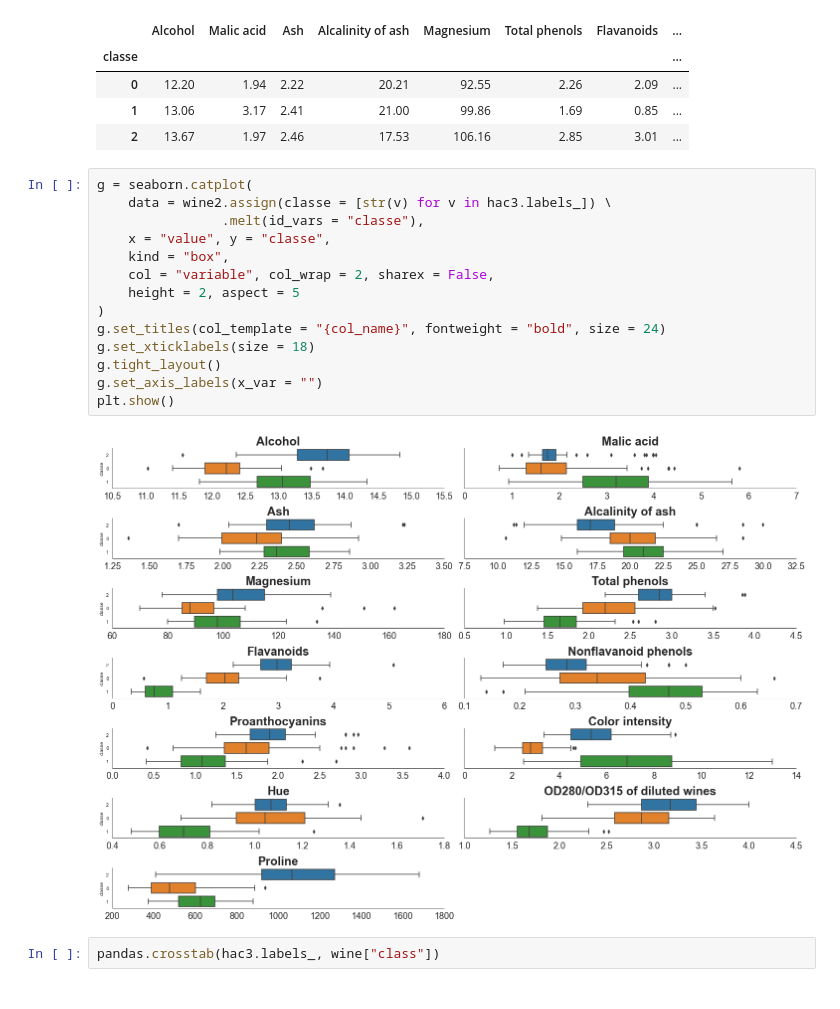
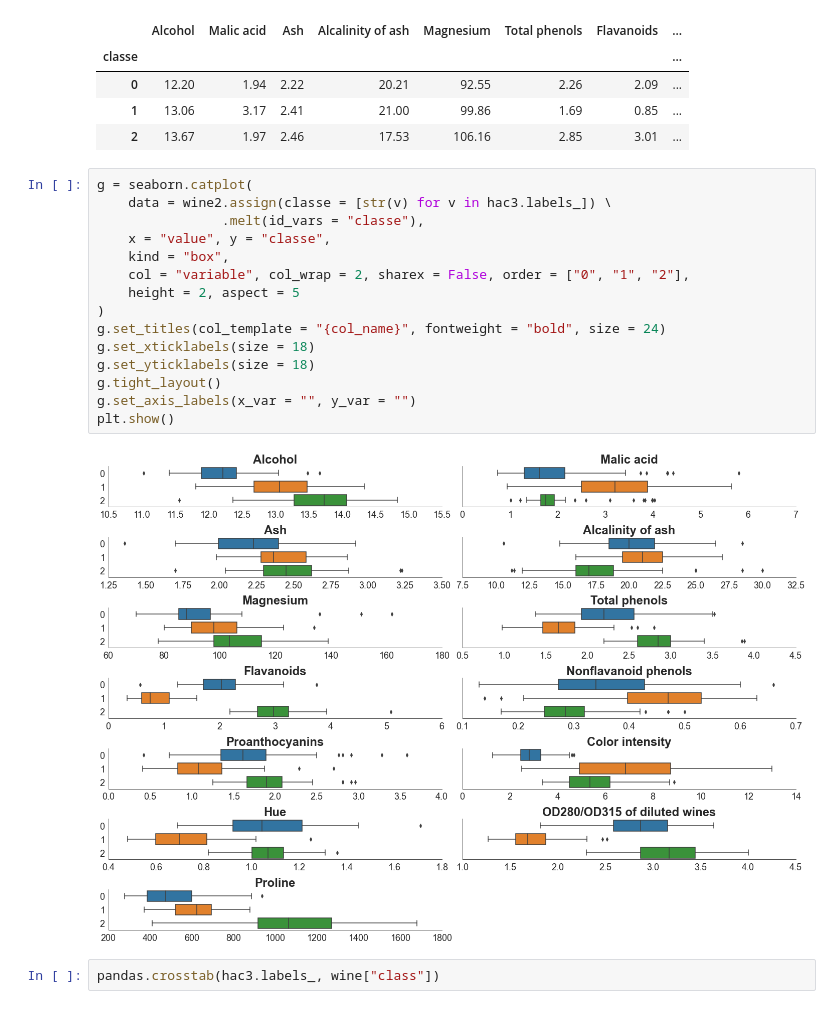
Before and after one commit to fxjollois/cours-2022-2023, a Jupyter notebook: insa-ms-esd--ml/classif-demande1-correction.ipynb, the cells around one changed output. Cells and saved outputs as stored; diff of their text form.

```diff
--- a/insa-ms-esd--ml/classif-demande1-correction.ipynb
+++ b/insa-ms-esd--ml/classif-demande1-correction.ipynb
@@ -110,19 +110,20 @@ wine2.assign(classe = hac3.labels_).groupby("classe").mean().round(2)
 # %%
 g = seaborn.catplot(
     data = wine2.assign(classe = [str(v) for v in hac3.labels_]) \
                 .melt(id_vars = "classe"),
     x = "value", y = "classe",
     kind = "box",
-    col = "variable", col_wrap = 2, sharex = False,
+    col = "variable", col_wrap = 2, sharex = False, order = ["0", "1", "2"],
     height = 2, aspect = 5
 )
 g.set_titles(col_template = "{col_name}", fontweight = "bold", size = 24)
 g.set_xticklabels(size = 18)
+g.set_yticklabels(size = 18)
 g.tight_layout()
-g.set_axis_labels(x_var = "")
+g.set_axis_labels(x_var = "", y_var = "")
 plt.show()
 # %% [output]
-[figure, old version]
+[figure, new version]
 # %%
 pandas.crosstab(hac3.labels_, wine["class"])
 # %% [output]
```
Also changed, not shown: parts of 2 cells of this notebook, 1 other file.
